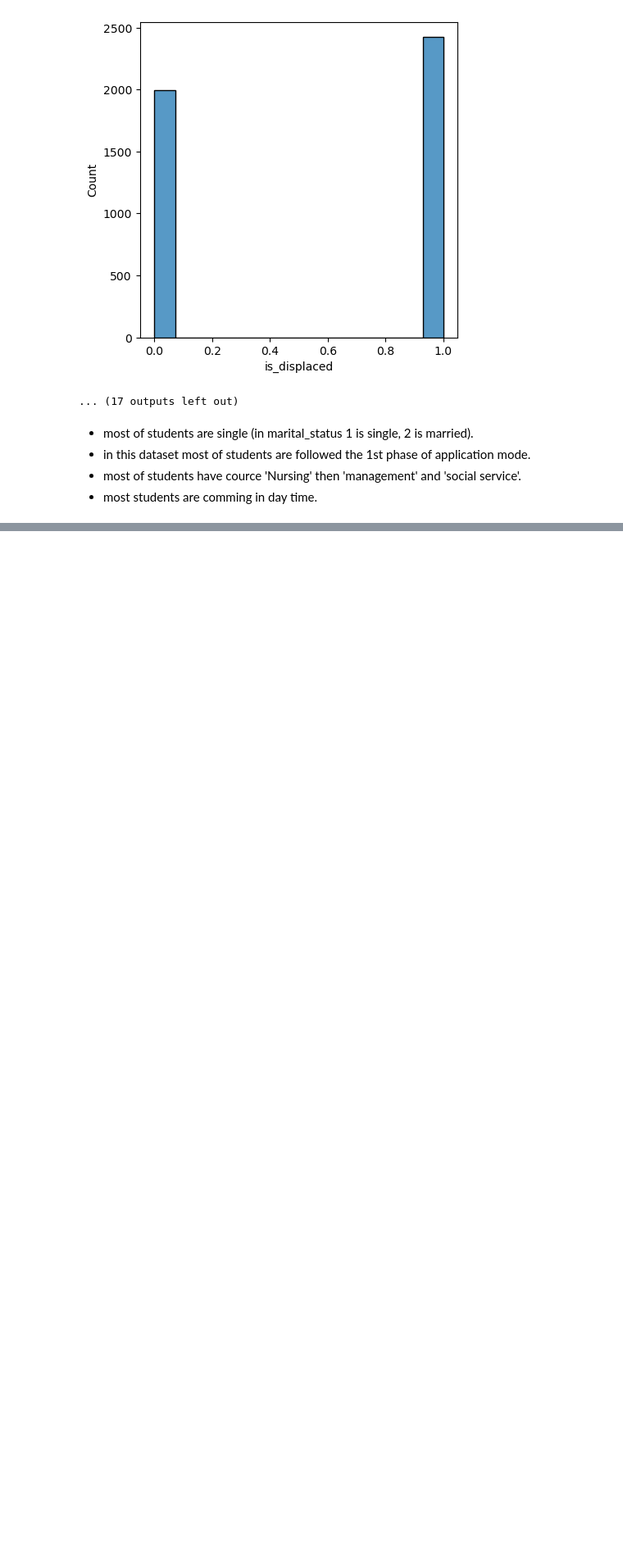
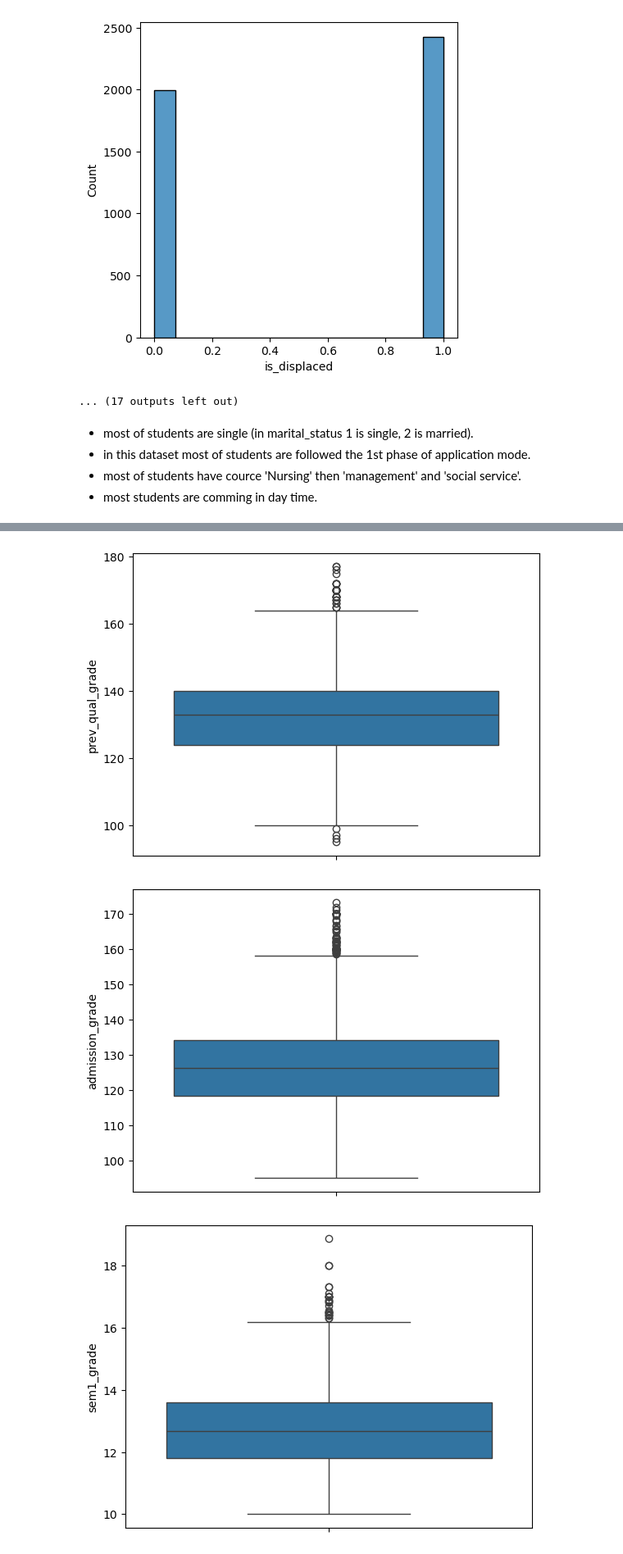
Before and after one commit to sirUnchained/Machine-Learning-and-Data-Analysis, a Jupyter notebook: Predict Students' Dropout and Academic Success/main.ipynb, the cells around one changed output, grey strips where cells are left out. Shown at 82% size. Cells and saved outputs as stored; diff of their text form; code cells hidden in the pictures; blank space fills up the shorter version.

Commit message:
we remove outlier datas + we did some chi2 text

```diff
--- a/Predict Students' Dropout and Academic Success/main.ipynb
+++ b/Predict Students' Dropout and Academic Success/main.ipynb
@@ -427,0 +447,14 @@ for i in df_cat:
+# %%
+def remove_outlier(df: pd.DataFrame, col_name: str):
+    limit = 2.5
+    q1 = df[col_name].quantile(0.25)
+    q3 = df[col_name].quantile(0.75)
+    iqr = q3 - q1
+    df = df[df[col_name] >= q1 - limit * iqr]
+    df = df[df[col_name] <= q3 + limit * iqr]
+    return df
+# %%
+print(df.shape)
+for n in df_num.columns:
+    df = remove_outlier(df, col_name=n)
+print(df.shape)
@@ -427,0 +466,10 @@ for i in df_cat:
+# %%
+df_num = df.select_dtypes(include="float64")
+
+for n in df_num:
+    sns.boxplot(df_num[n])
+    plt.show()
+# %% [output]
+[figure, added]
+[figure, added]
+[figure, added]
```
Also changed, not shown: parts of 21 cells of this notebook, 1 other file.
